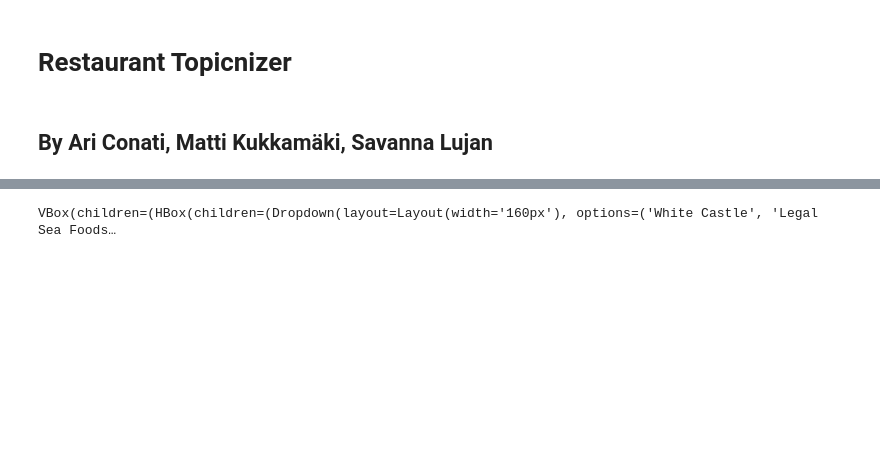
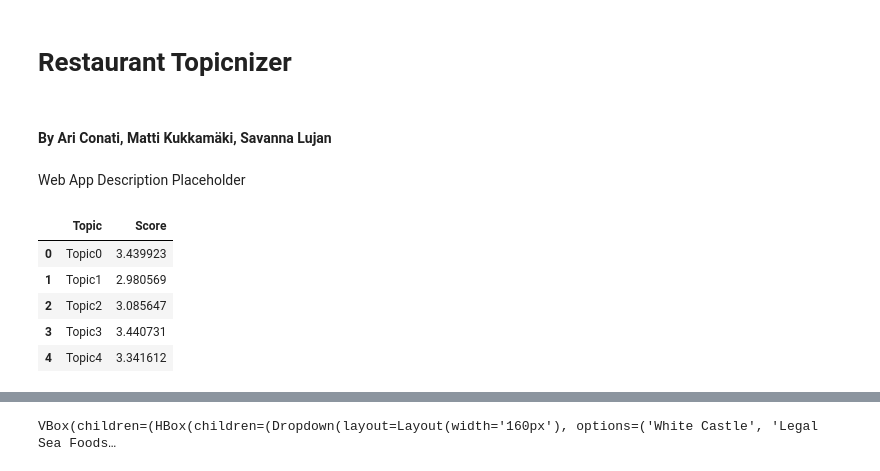
Before and after one commit to AConati/IDS_Project, a Jupyter notebook: TopicnizerApp.ipynb, the cells around one changed output, grey strips where cells are left out. Drawn from its saved outputs; the diff is of its cells as text; code cells hidden in the pictures; blank space fills up the shorter version.

```diff
--- a/TopicnizerApp.ipynb
+++ b/TopicnizerApp.ipynb
@@ -1,7 +1,9 @@
 # %% [markdown]
 # Restaurant Topicnizer
 # %% [markdown]
-## By Ari Conati, Matti Kukkamäki, Savanna Lujan
+#### By Ari Conati, Matti Kukkamäki, Savanna Lujan
+# %% [markdown]
+Web App Description Placeholder
 # %%
 import os
 
@@ -37,17 +39,29 @@ def weighted_averages_by_year(df, num_topics):
 # %%
 directory = os.fsencode("RestaurantData")
 restaurant_files = []
 
 for file in os.listdir(directory):
     filename = os.fsdecode(file)
     if filename.endswith(".csv"):
         restaurant_files.append(os.path.join(os.fsdecode(directory), filename))
 
-restaurant_dfs = [pd.read_csv(x) for x in restaurant_files]
-restaurant_dfs = [weighted_averages_by_year(x, NUM_TOPICS) for x in restaurant_dfs]
+raw_dfs = [pd.read_csv(x) for x in restaurant_files]
+restaurant_dfs = [weighted_averages_by_year(x, NUM_TOPICS) for x in raw_dfs]
+overall_dfs = [get_weighted_averages(x, NUM_TOPICS) for x in raw_dfs]
+overall_dfs = [pd.DataFrame(data={"Topic": TOPICS, "Score": [x[topic] for topic in TOPICS]}) for x in overall_dfs]
+
 restaurant_names = [os.path.splitext(filename)[0] for filename in restaurant_files]
 restaurant_names = [filename.replace('_', ' ')[filename.index("/")+1:] for filename in restaurant_names]
 restaurant_names = [" ".join(filename.split()[:-2]) for filename in restaurant_names]
+
+overall_dfs[0]
+# %% [output]
+|  | Topic | Score |
+| 0 | Topic0 | 3.439923 |
+| 1 | Topic1 | 2.980569 |
+| 2 | Topic2 | 3.085647 |
+| 3 | Topic3 | 3.440731 |
+| 4 | Topic4 | 3.341612 |
 # %%
 x_label = "Year"
 y_label = "Review Score"
```
Also changed, not shown: parts of 1 cell of this notebook.
